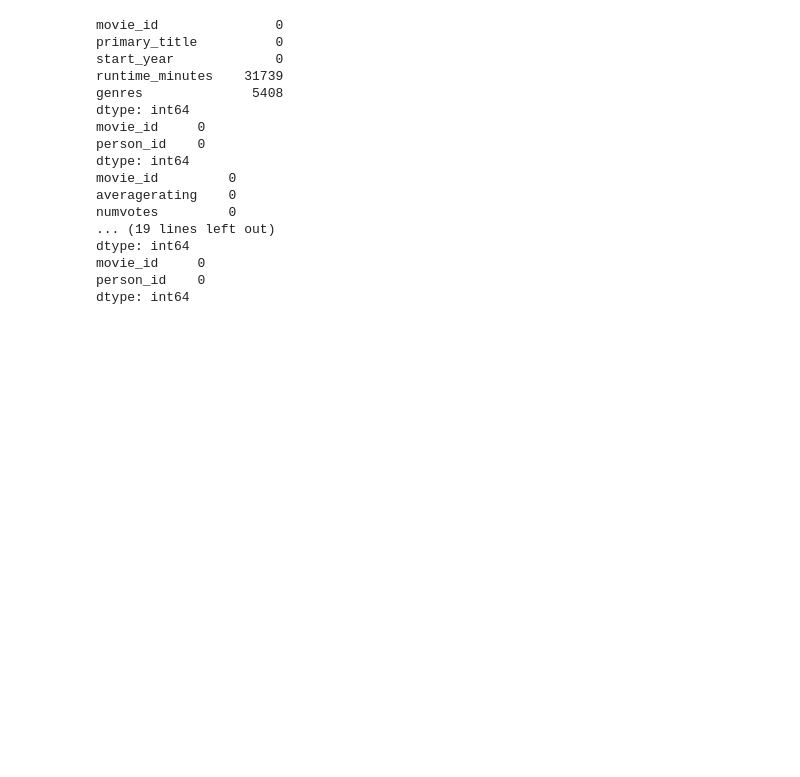
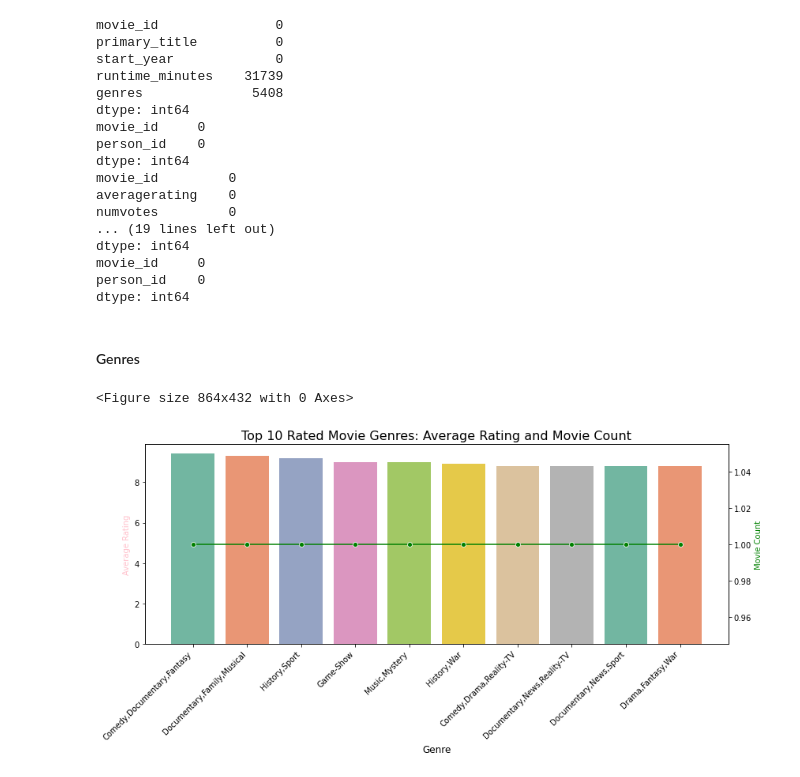
Before and after one commit to Otim135/group3-phase2-project, a Jupyter notebook: ipynbs/Studio_Genre_Strategy_Analysis.ipynb, the cells around one changed output. Saved outputs shown, nothing was run; the diff lists cells and outputs as text; code cells hidden in the pictures; blank space fills up the shorter version.

```diff
--- a/ipynbs/Studio_Genre_Strategy_Analysis.ipynb
+++ b/ipynbs/Studio_Genre_Strategy_Analysis.ipynb
@@ -320,3 +320,52 @@ dtype: int64
 movie_id     0
 person_id    0
 dtype: int64
+# %%
+# Drop null values in the tables
+movie_basics.dropna(subset=['genres'], inplace=True)
+
+# Save the cleaned data back to SQLite
+movie_basics.to_sql("movie_basics", conn, if_exists="replace", index=False)
+# %% [markdown]
+#### Genres
+# %%
+# Find the top_10_rated_genres by highest rating, with highest number of votes and movie count
+top_10_rated_genres= """
+SELECT mb.genres,
+        AVG(mr.averagerating) AS avg_rating,
+        COUNT(DISTINCT mr.movie_id) AS movie_count
+FROM movie_ratings mr
+JOIN movie_basics mb USING(movie_id)
+WHERE mr.averagerating > 6
+GROUP BY mb.genres
+ORDER BY avg_rating DESC, movie_count DESC
+LIMIT 10;"""
+top_10_rated_genres = pd.read_sql(top_10_rated_genres, conn)
+
+# Set up the plot size and style
+plt.figure(figsize=(12, 6))
+#sns.set(style="whitegrid")
+
+# Create a single axis (ax) for the plot
+fig, ax1 = plt.subplots(figsize=(12, 6))
+
+# Plotting average rating on the primary y-axis (left)
+sns.barplot(x='genres', y='avg_rating', data=top_10_rated_genres, ax=ax1, palette='Set2')
+
+# Create a secondary axis for movie count (right)
+ax2 = ax1.twinx()
+sns.lineplot(x='genres', y='movie_count', data=top_10_rated_genres, ax=ax2, color='green', marker='o')
+
+# Labels
+ax1.set_ylabel('Average Rating', color='pink')
+ax2.set_ylabel('Movie Count', color='green')
+plt.title('Top 10 Rated Movie Genres: Average Rating and Movie Count', fontsize=16)
+ax1.set_xlabel('Genre', fontsize=12)
+ax1.set_xticklabels(top_10_rated_genres['genres'], rotation=45, ha='right')
+
+# Show the plot
+plt.tight_layout()
+plt.show()
+# %% [output]
+<Figure size 864x432 with 0 Axes>
+[figure, added]
```
Also changed, not shown: parts of 1 cell of this notebook.
